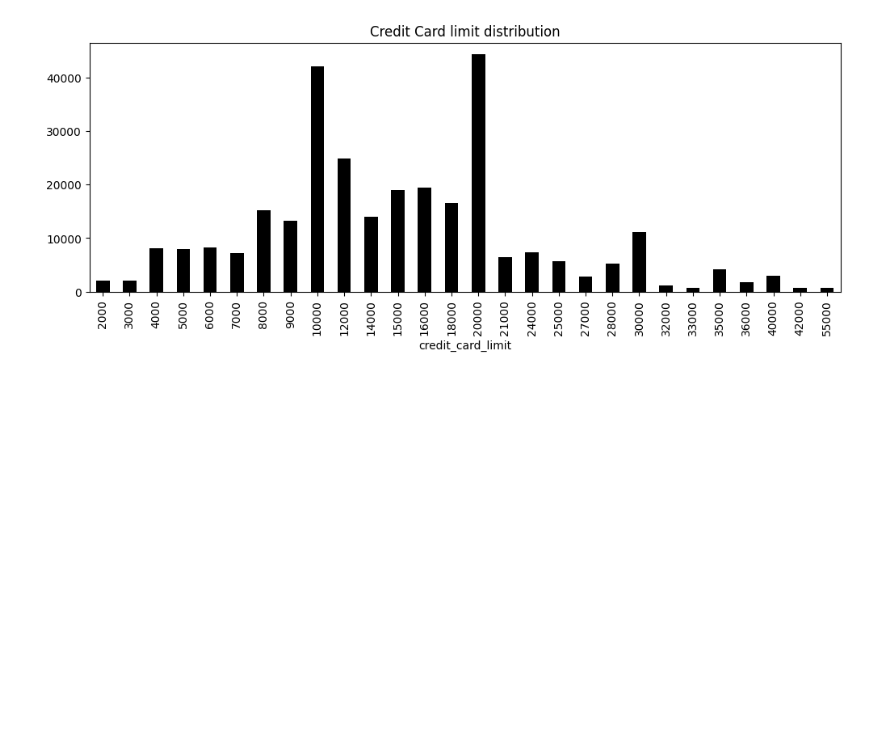
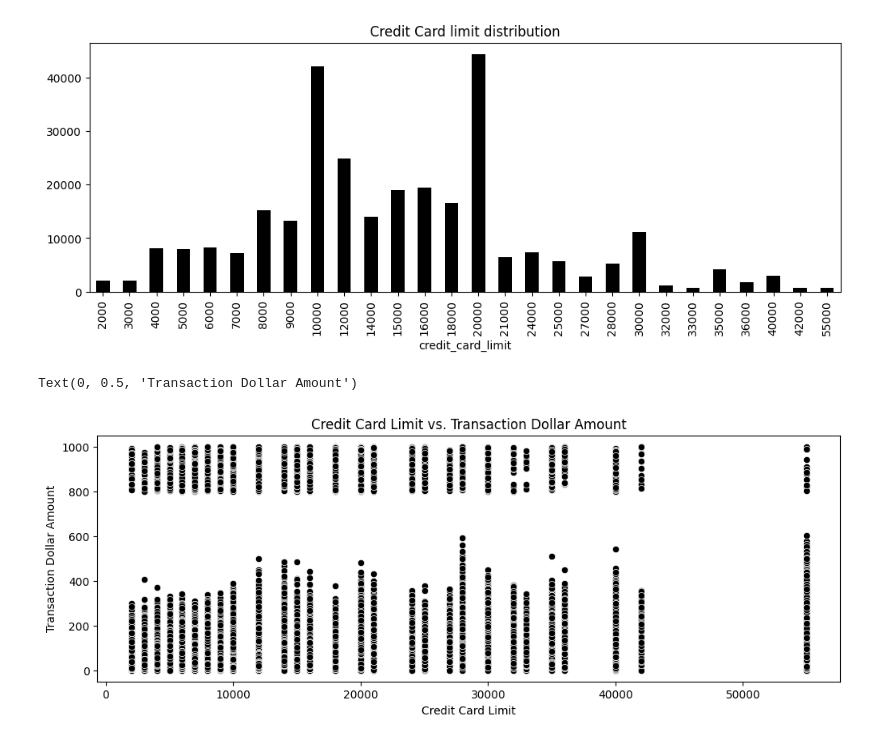
Before and after one commit to kefrankk/ML-fraud-detection, a Jupyter notebook: fraud_detection_model.ipynb, the cells around one changed output. Saved outputs shown, nothing was run; the diff lists cells and outputs as text; code cells hidden in the pictures; blank space fills up the shorter version.

```diff
--- a/fraud_detection_model.ipynb
+++ b/fraud_detection_model.ipynb
@@ -153,6 +148,15 @@ plt.title('Credit Card limit distribution')
 # %% [output]
 Text(0.5, 1.0, 'Credit Card limit distribution')
 [figure]
+# %%
+plt.figure(figsize=(12, 4))
+sns.scatterplot(credit_card, x = 'credit_card_limit', y = 'transaction_dollar_amount', color='black')
+plt.title('Credit Card Limit vs. Transaction Dollar Amount')
+plt.xlabel('Credit Card Limit')
+plt.ylabel('Transaction Dollar Amount')
+# %% [output]
+Text(0, 0.5, 'Transaction Dollar Amount')
+[figure, added]
 # %%
 credit_card.select_dtypes(include=['datetime', 'float', 'int']).corr()
 # %% [output]
```
Also changed, not shown: parts of 25 cells of this notebook.
